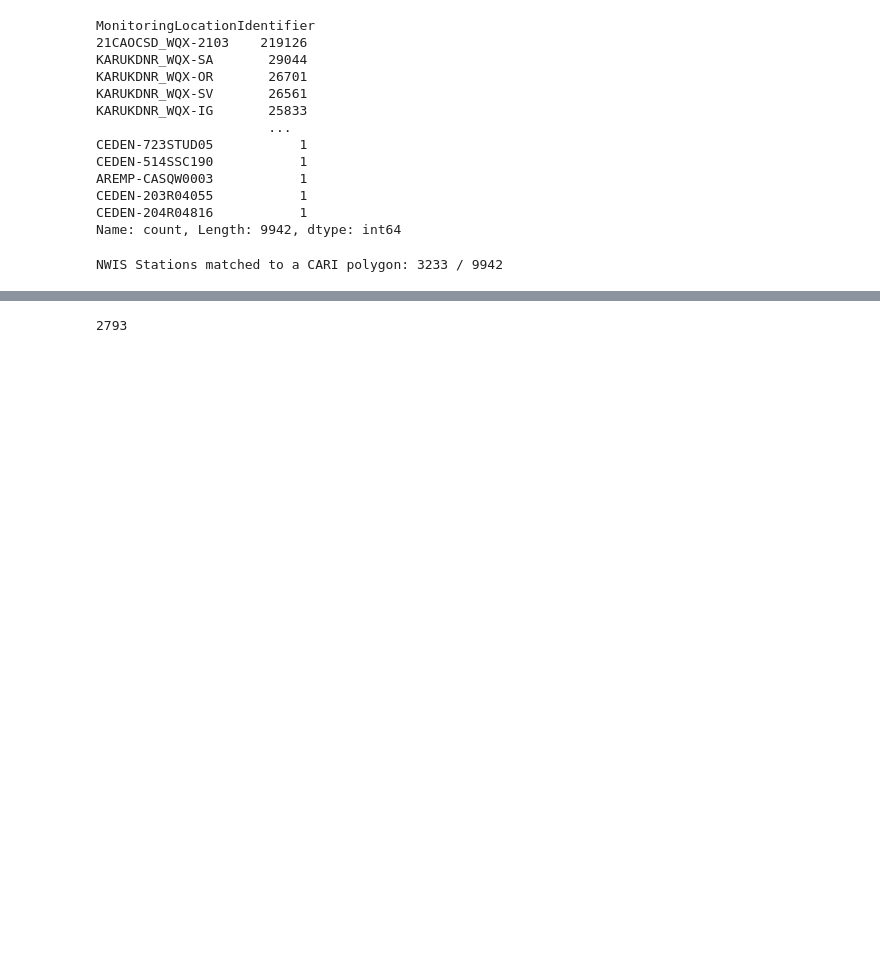
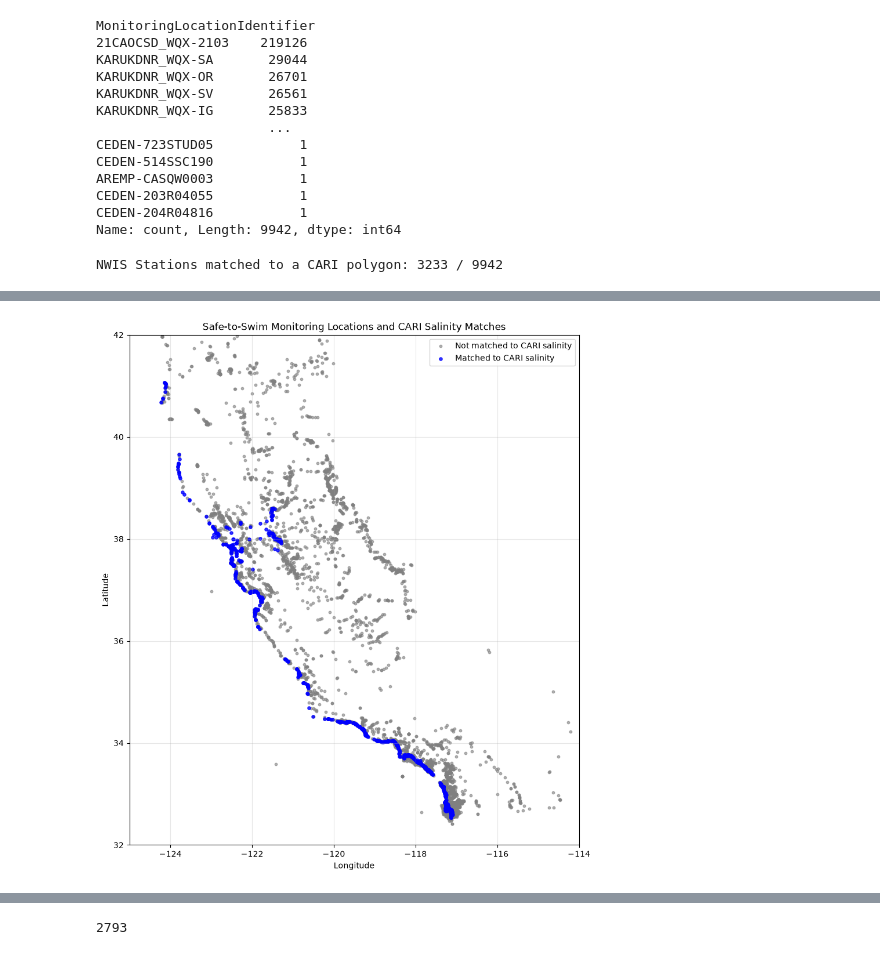
Before and after one commit to shordyk/safetoswim-waterbodies, a Jupyter notebook: src/01_explore_raw.ipynb, the cells around one changed output, grey strips where cells are left out. Saved outputs shown, nothing was run; the diff lists cells and outputs as text; code cells hidden in the pictures; blank space fills up the shorter version.

```diff
--- a/src/01_explore_raw.ipynb
+++ b/src/01_explore_raw.ipynb
@@ -206,0 +431,7 @@ print(f"NWIS Stations matched to a CARI polygon: {matched_stations} / {total_sta
+# %%
+
+df_s2s = pd.read_csv(r"C:\Users\SHordyk\Desktop\safetoswim-waterbodies\data\raw\S2S_stations_2026-09-18-1455.csv")
+# Spatial join to check how many CARI stations with salinity (cari_sal) overlap with Safe to Swim monitoring locations
+#First turn s2s into gdf
+gdf_s2s = gpd.GeoDataFrame(df_s2s, geometry=gpd.points_from_xy(df_s2s['TARGETLONGITUDE'], df_s2s['TARGETLONGITUDE']), crs="EPSG:4326")
+s2s_cari_sal = gpd.sjoin(gdf_s2s, cari_sal, how="left", predicate='intersects')
@@ -206,0 +474,48 @@ print(f"NWIS Stations matched to a CARI polygon: {matched_stations} / {total_sta
+# %%
+# Quick map of Safe-to-Swim monitoring locations matched to CARI salinity polygons
+
+# Identify stations matched to a CARI salinity polygon
+matched_station_codes = set(
+    s2s_cari_sal.loc[
+        s2s_cari_sal["CARI_id"].notna(),
+        "STATIONCODE"
+    ]
+)
+
+# Reproject points to longitude/latitude for plotting
+s2s_map = gdf_s2s.to_crs("EPSG:4326").copy()
+s2s_map["matched_cari_salinity"] = s2s_map["STATIONCODE"].isin(
+    matched_station_codes
+)
+
+fig, ax = plt.subplots(figsize=(10, 12))
+
+# Plot unmatched locations first
+s2s_map[~s2s_map["matched_cari_salinity"]].plot(
+    ax=ax,
+    color="gray",
+    markersize=10,
+    alpha=0.6,
+    label="Not matched to CARI salinity"
+)
+
+# Plot matched locations
+s2s_map[s2s_map["matched_cari_salinity"]].plot(
+    ax=ax,
+    color="blue",
+    markersize=14,
+    alpha=0.8,
+    label="Matched to CARI salinity"
+)
+
+ax.set_xlim(-125, -114)
+ax.set_ylim(32, 42)
+ax.set_title("Safe-to-Swim Monitoring Locations and CARI Salinity Matches")
+ax.set_xlabel("Longitude")
+ax.set_ylabel("Latitude")
+ax.legend()
+ax.grid(True, alpha=0.3)
+
+plt.show()
+# %% [output]
+[figure, added]
```
Also changed, not shown: parts of 14 cells of this notebook.
